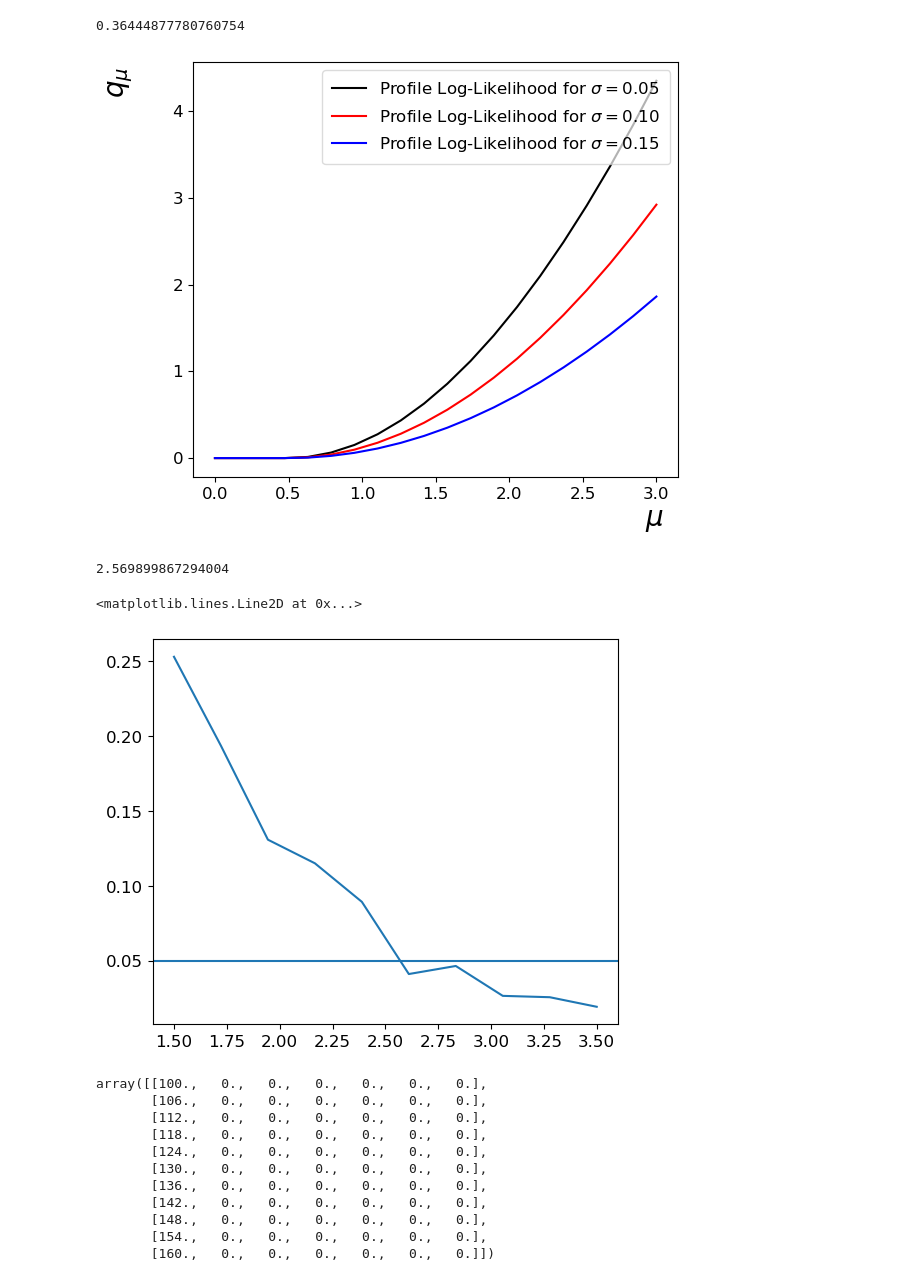
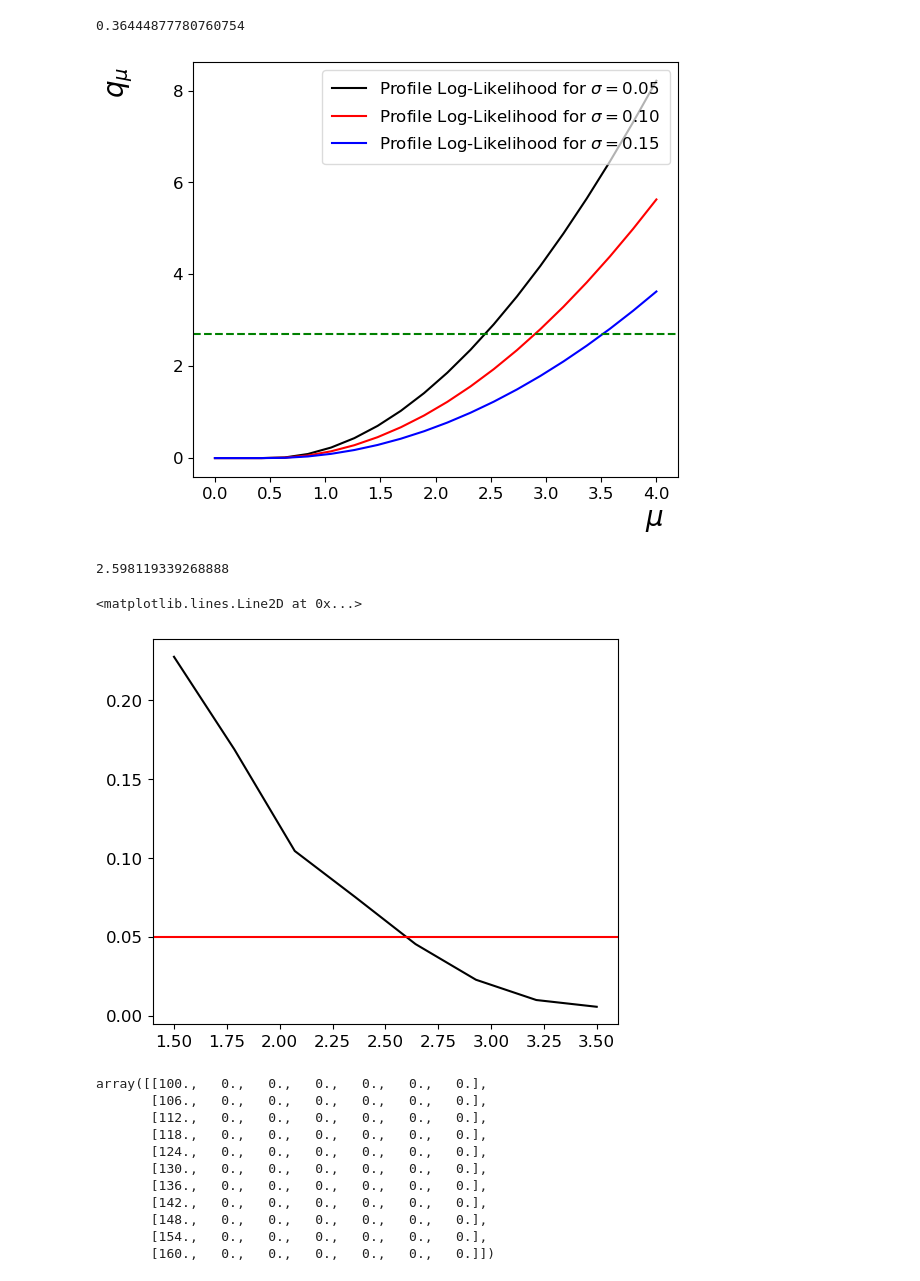
Before and after one commit to asegura4488/StatsHEP, a Jupyter notebook: Systematic/ProfileLikelihood/UpperLimit_qmSystematic.ipynb, the cells around one changed output. Cells and saved outputs as stored; diff of their text form; code cells hidden in the pictures.

```diff
--- a/Systematic/ProfileLikelihood/UpperLimit_qmSystematic.ipynb
+++ b/Systematic/ProfileLikelihood/UpperLimit_qmSystematic.ipynb
@@ -184,7 +185,7 @@ qmObsE
 # %% [output]
 0.36444877780760754
 # %%
-mu = np.linspace(0.,3.,20)
+mu = np.linspace(0.,4.,20)
 qmObsEV = np.zeros_like(mu)
 qmObsEV1 = np.zeros_like(mu)
 qmObsEV2 = np.zeros_like(mu)
@@ -199,6 +200,8 @@ ax = fig.add_subplot(1,1,1)
 ax.plot(mu,qmObsEV,color='k',label='Profile Log-Likelihood for $\sigma=$%.2f'%(0.05))
 ax.plot(mu,qmObsEV1,color='r',label='Profile Log-Likelihood for $\sigma=$%.2f'%(0.1))
 ax.plot(mu,qmObsEV2,color='b',label='Profile Log-Likelihood for $\sigma=$%.2f'%(0.15))
+
+ax.axhline(y=norm.ppf(0.95)**2,ls='--',color='g')
 
 # Label X
 ax.set_xlabel(r'$\mu$')
@@ -214,10 +217,11 @@ plt.tight_layout()
 #Legend
 ax.legend(loc='upper right',bbox_to_anchor=(1,1),ncol=1,title='')
 
+
 #
 plt.savefig('qm_plot_systematic.pdf')
 # %% [output]
-[figure, old version]
+[figure, new version]
 # %%
 def Getqm(mu,sigmab=0.1,Null=True):
 
@@ -234,7 +238,7 @@ def Getqm(mu,sigmab=0.1,Null=True):
 
     return GetqmObs(mu,Ntoys,b,s,sigmab)
 # %%
-def Sampler(mu,Ntoys = int(5e2),sigmab=0.1):
+def Sampler(mu,Ntoys = int(1e3),sigmab=0.1):
 
     q0 = np.zeros(Ntoys)
     q1 = np.zeros(Ntoys)
@@ -248,0 +251,2 @@ def Sampler(mu,Ntoys = int(5e2),sigmab=0.1):
+# %%
+q0,q1 = Sampler(0.4)
@@ -324,18 +330,18 @@ def GetUpperLimit(mu,Cls,alpha = 0.05):
 
     return mup
 # %%
-mu = np.linspace(1.5,3.5,10)
-Op_value = GetCls_parallel(mu,Expected=False,sigmab=0.15,num_processors=8)
+mu = np.linspace(1.5,3.5,8)
+Op_value = GetCls_parallel(mu,Expected=False,sigmab=0.5,num_processors=8)
 # %%
 GetUpperLimit(mu,Op_value)
 # %% [output]
-2.569899867294004
+2.598119339268888
 # %%
-plt.plot(mu,Op_value)
-plt.axhline(y=0.05)
+plt.plot(mu,Op_value,color='k')
+plt.axhline(y=0.05,color='r')
 # %% [output]
 <matplotlib.lines.Line2D at 0x...>
-[figure, old version]
+[figure, new version]
 # %%
 # Estructura de datos para guardar
 MatrizDatos = np.zeros((Mass.shape[0],7))
```
Also changed, not shown: parts of 3 cells of this notebook.
